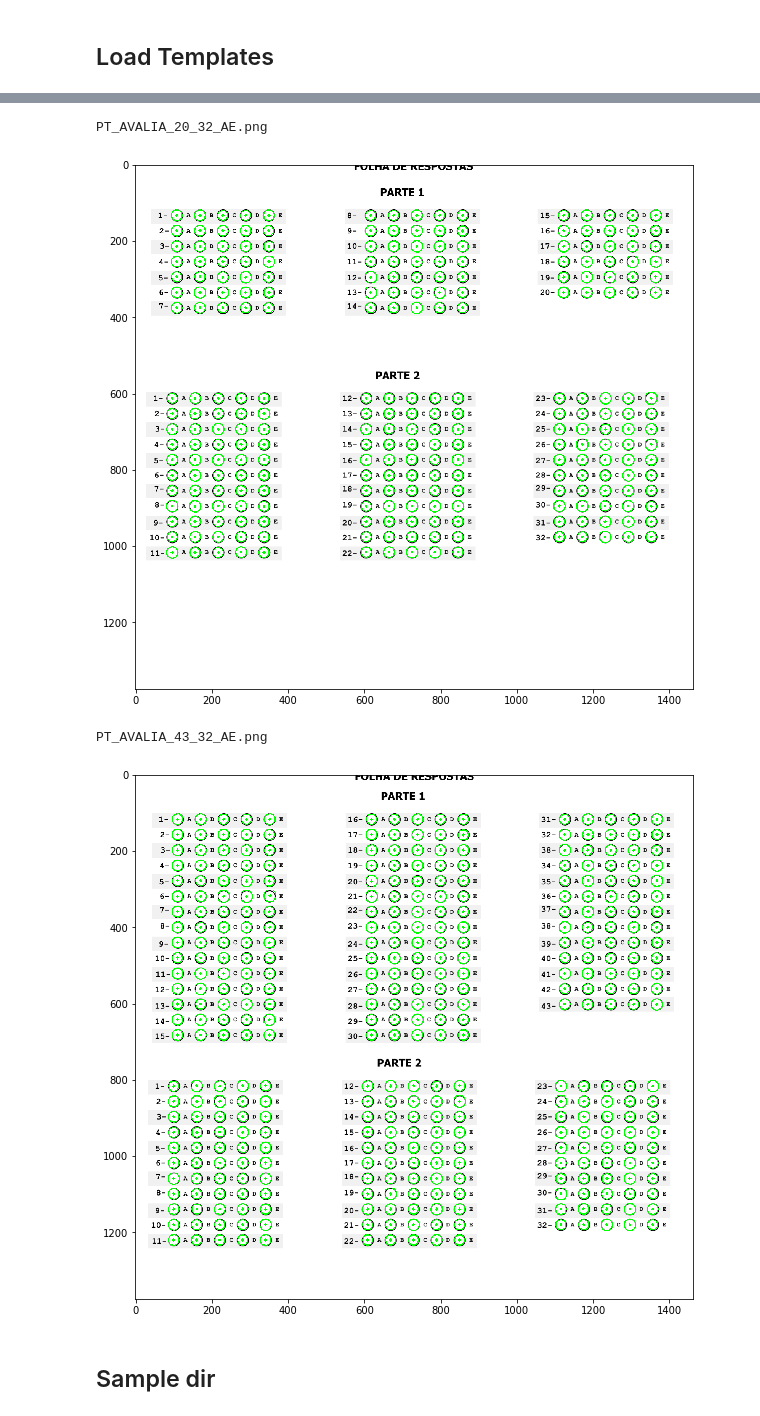
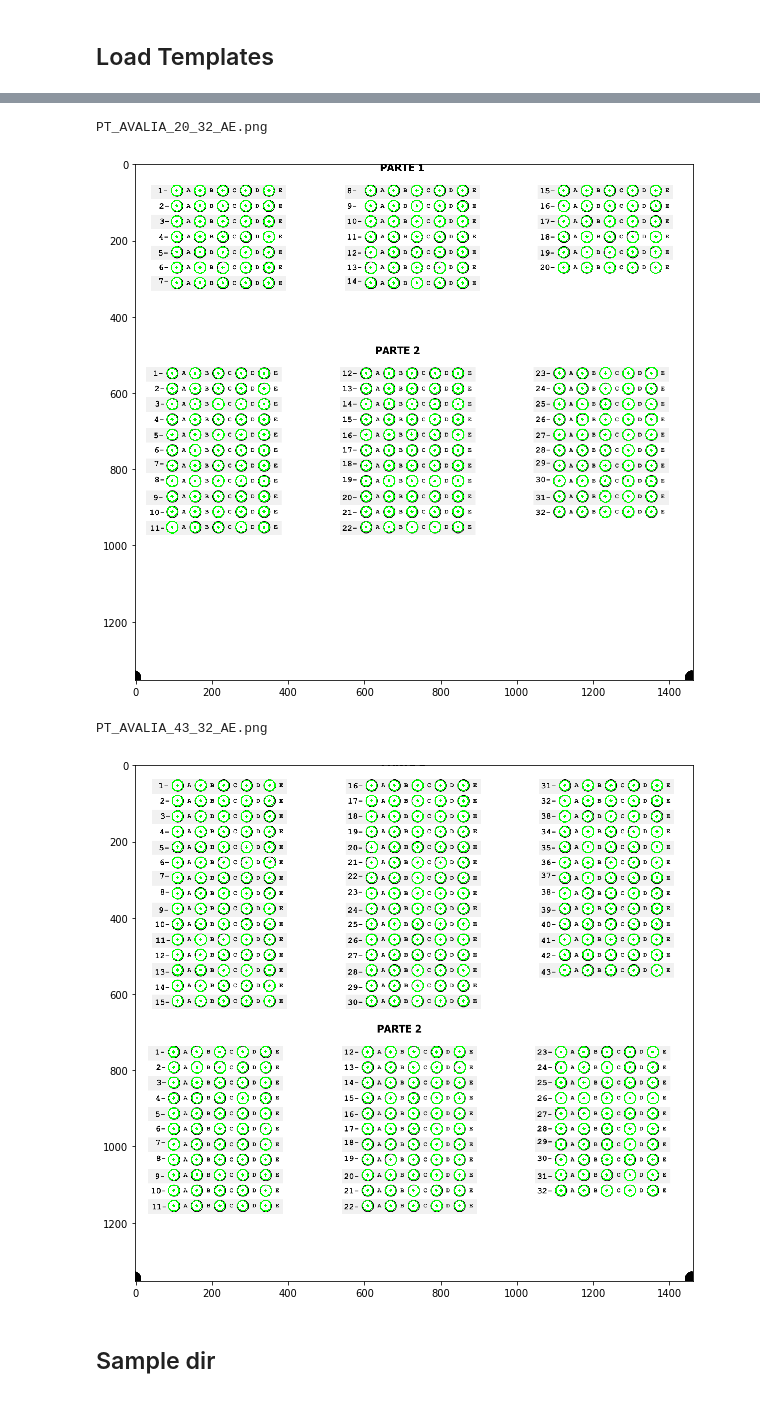
Before and after one commit to xrhd/opticalAnswerSheet, a Jupyter notebook: answersheet_pipeline.ipynb, the cells around one changed output, grey strips where cells are left out. Drawn from its saved outputs; the diff is of its cells as text; code cells hidden in the pictures.

```diff
--- a/answersheet_pipeline.ipynb
+++ b/answersheet_pipeline.ipynb
@@ -46,14 +46,10 @@ def match(img):
     threshold = 0.5
     loc = np.where( res >= threshold)
 
-#     x = set()
-#     y = set()
     local_x = 0
     local_y = 0
     for pt in zip(*loc[::-1]):
         cv2.rectangle(img, pt, (pt[0] + dot_w, pt[1] + dot_h), (0,255,255), 1)
-#         x.add(pt[0])
-#         y.add(pt[1])
         local_x = pt[0]
         local_y = pt[1]
 
@@ -66,23 +62,34 @@ def getTips(image, imshow=False):
 
     s = int(0.08*h)
 
-    p0 = (int(0.025*h), int(0*w))
-    p1 = (int(0.025*h), int(w-s))
+    p0 = (int(0.025*h), int(0*w)) # topleft
+    p1 = (int(0.025*h), int(w-s)) # topright
     p2 = (int(h)-s, int(0*w))
     p3 = (int(h)-s, int(w-s))
 
     tips = [p0,p1,p2,p3]
     tests = []
 
+    pts = []
+
     for n,(y,x) in enumerate(tips):
-
         test = image[y:y+s, x:x+s].copy()
         gray = cv2.cvtColor(test, cv2.COLOR_BGR2GRAY)
         pt = match(test)
+        pts += [pt]
+        if imshow: tests += [test]
 
+    # GAMBIARRA TIME
+    ########################################
+    for n,(y,x) in enumerate(tips):
+        pt = pts[n]
+        if pt == (dot_w//2,dot_h//2):
+            pt = pts[n+2]
         tips[n] = (x+pt[0], y+pt[1])
+    ########################################
 
-        if imshow: tests += [test]
+
+
     if imshow: show(tests)
 
     return np.array(tips)
@@ -268,7 +274,19 @@ mult_process = False
 imshow = False
 # %%
 template_path = './templates/png/'
-part2 = 40
+quebra_de_coluna = {'20_':7,
+                    '24_':8,
+                    '30_':10,
+                    '37_':13,
+                    '40_':14,
+                    '43_':15,}
+
+numero_de_linhas = {'20_':7+11,
+                    '24_':8+11,
+                    '30_':10+11,
+                    '37_':13+11,
+                    '40_':14+11,
+                    '43_':15+11,}
 
 warped_templates = dict()
 option_locations = dict()
@@ -278,6 +296,7 @@ for tmp in listdir(template_path):
         print(tmp)
 
         template = cv2.imread("{}/{}".format(template_path, tmp))
+        h,w,c = template.shape
 
         warped_templates[tmp[10:13]] = four_point_transform(template, getTips(template, imshow=imshow))
 
@@ -294,6 +313,6 @@ PT_AVALIA_30_32_AE.png
 PT_AVALIA_20_32_AE.png
-[figure, old version]
+[figure, new version]
 PT_AVALIA_43_32_AE.png
-[figure, old version]
+[figure, new version]
 # %% [markdown]
 ## Sample dir
```
Also changed, not shown: parts of 12 cells of this notebook, 8 other files.
